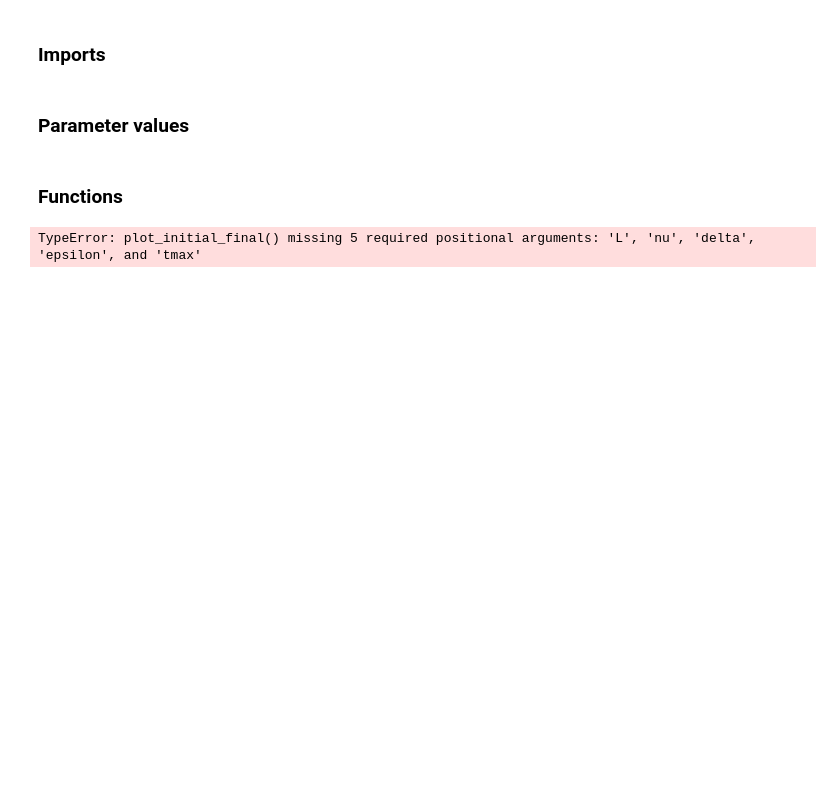
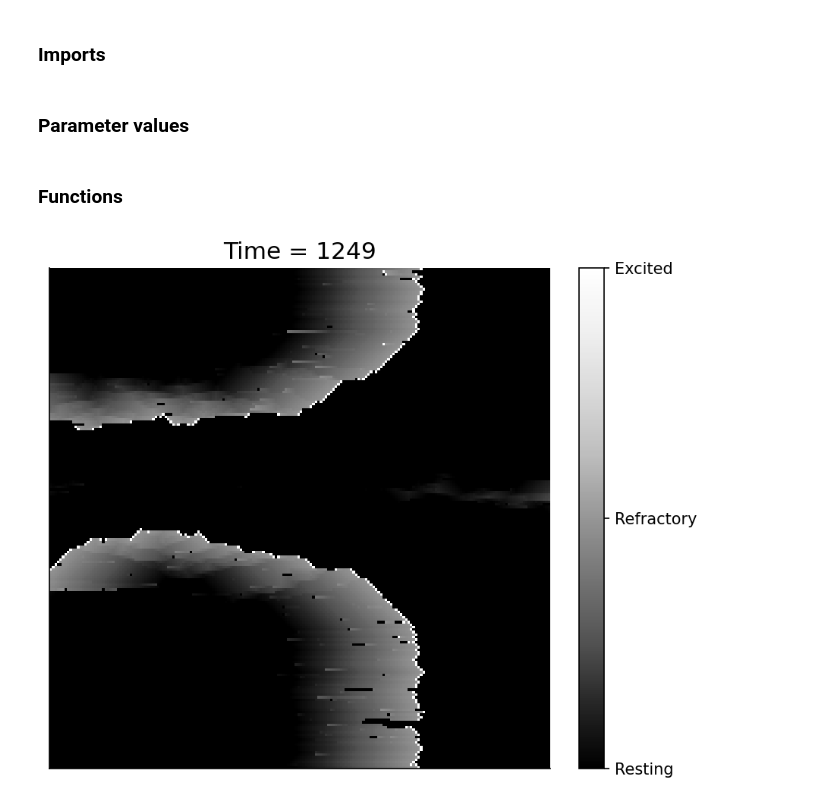
Before and after one commit to 2BeAsh/physics_of_molecular_diseases_project, a Jupyter notebook: code/heart.ipynb, the cells around one changed output. Drawn from its saved outputs; the diff is of its cells as text; code cells hidden in the pictures; blank space fills up the shorter version.

Commit message:
Working anim

```diff
--- a/code/heart.ipynb
+++ b/code/heart.ipynb
@@ -94,8 +95,10 @@ def excite_nbors(target_idx, cell_info, epsilon):
 
 def reduce_refractory(cell_info):
     # get all refractory sites and reduce their value by 1
-    refractory_idx = np.nonzero(cell_info[:, :, info_state_idx] > resting_state)
-    cell_info[*refractory_idx, info_state_idx] -= 1
+    refractory_idx = np.logical_and(cell_info[:, :, info_state_idx] > resting_state, cell_info[:, :, info_state_idx] <= refractory_state)
+    # refractory_idx = np.nonzero(cell_info[:, :, info_state_idx] > resting_state)
+    # cell_info[*refractory_idx, info_state_idx] -= 1
+    cell_info[refractory_idx, info_state_idx] -= 1
 
 
 def pacemaker_activation(t: int, cell_info: np.ndarray, T=220):
@@ -147,7 +150,6 @@ def evolve(L: int, nu: float, delta: float, epsilon: float, tmax: int) -> np.nda
         excited_cells_idx = np.where(cell_info[:, :, info_state_idx] == excited_state)
         cell_state_history[:, :, t] = cell_info[:, :, info_state_idx]
 
-    # ADD save to file
     np.save("cell_state_history.npy", arr=cell_state_history)
 
     return cell_state_history
@@ -166,24 +168,26 @@ def plot_initial_final() -> None:
     ax1.set(title="Final")
 
     cbar = fig.colorbar(im)
-    cbar.set_ticks([resting_state, refractory_state, excited_state])
-    cbar.set_ticklabels(["Resting", "Refractory","Excited"])
+    cbar.set_ticks([excited_state, resting_state, refractory_state])
+    cbar.set_ticklabels(["Excited", "Resting", "Refractory"])
     # Figtitle
     fig.suptitle(f"Time = {np.shape(cell_state_history)[2]}")
 
-    figname = "image_plot.png"
+    figname = "first_final_plot.png"
     plt.savefig(figname)
     plt.show()
 
 
 def animate_state() -> None:
     cell_state_history = np.load("cell_state_history.npy")
-    frames = np.shape(cell_state_history)[2]
+    tmax = np.shape(cell_state_history)[2]
+
     fig, ax = plt.subplots()
-    im = ax.imshow(cell_state_history[:, :, 0], cmap="Greys_r", vmin=resting_state, vmax=excited_state)
+    im = ax.imshow(cell_state_history[:, :, 0], vmin=resting_state, vmax=excited_state, cmap="Greys_r")
+    ax.set(xticks=[], yticks=[])
     cbar = fig.colorbar(im)
-    cbar.set_ticks([excited_state, refractory_state, resting_state])
-    cbar.set_ticklabels(["Excited", "Refractory","Resting"])
+    cbar.set_ticks([excited_state, resting_state, refractory_state])
+    cbar.set_ticklabels(["Excited", "Resting", "Refractory"])
 
     def animate(i):
         current_image = cell_state_history[:, :, i]
@@ -191,15 +195,15 @@ def animate_state() -> None:
         im.set_array(current_image)
         return [im]
 
-    anim = FuncAnimation(fig, animate, interval=5, frames=frames)
-    anim.save('heart_animation.gif', dpi=100)
+    anim = FuncAnimation(fig, animate, interval=100, frames=tmax)
+    anim.save('heart_animation.gif', dpi=100, fps=30)
     plt.show()
 # %%
 generate_data = True
 if generate_data:
-    evolve(L=200, nu=0.18, delta=0.15, epsilon=0.25, tmax=500)
+    evolve(L=200, nu=0.18, delta=0.15, epsilon=0.15, tmax=1250)
 
-plot_initial_final()
-# animate_state()
+# plot_initial_final()
+animate_state()
 # %% [output]
-TypeError: plot_initial_final() missing 5 required positional arguments: 'L', 'nu', 'delta', 'epsilon', and 'tmax'
+[figure, added]
```
Also changed, not shown: parts of 1 cell of this notebook.
